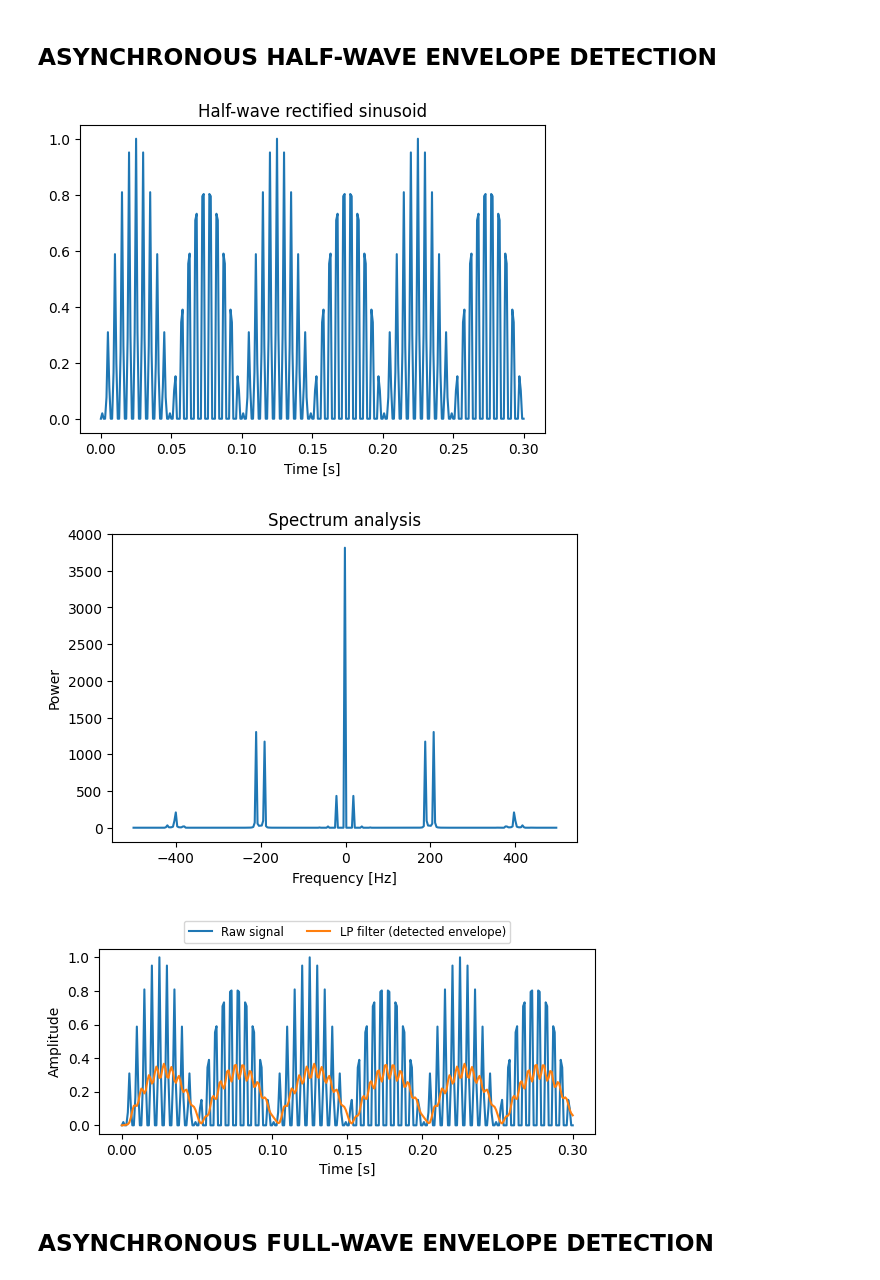
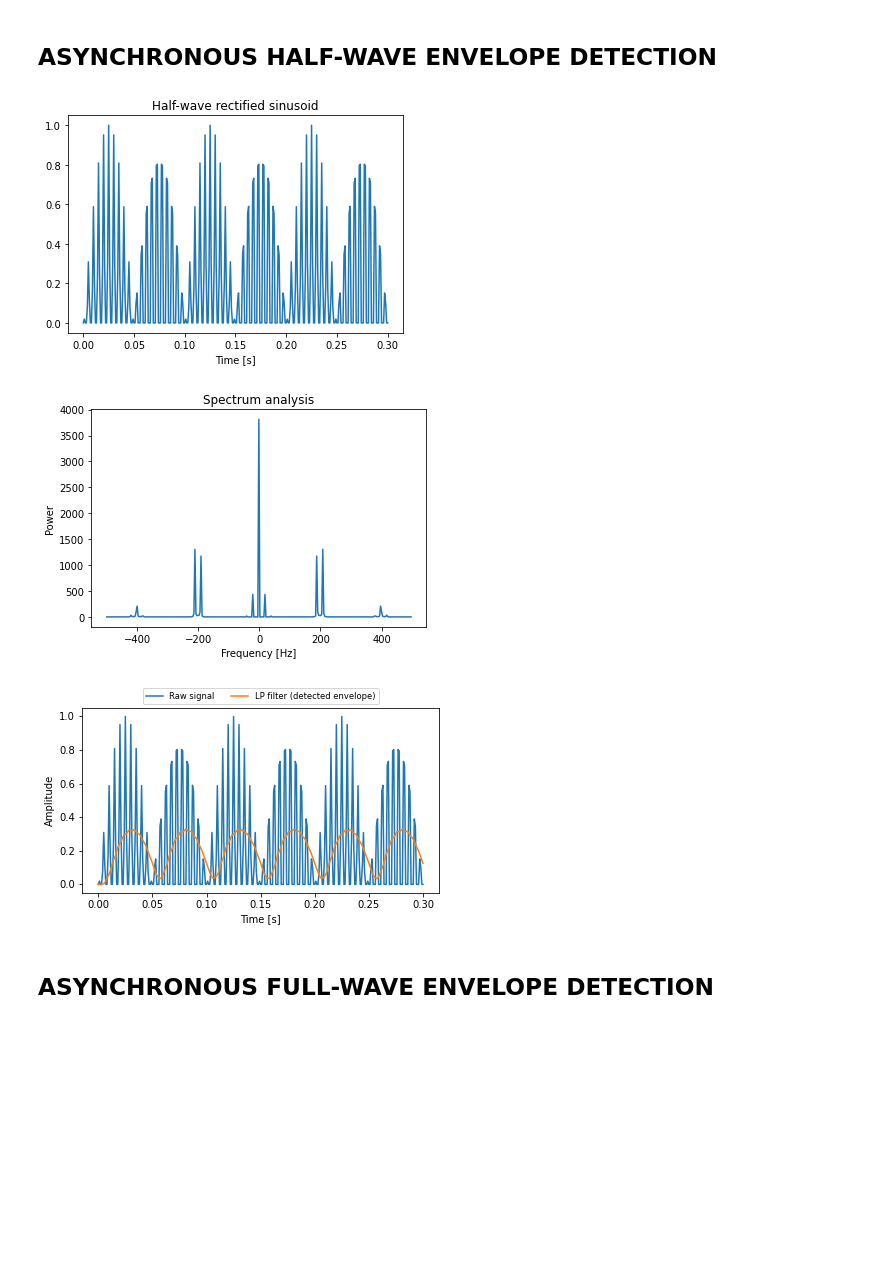
Before and after one commit to Lab4US/2023-us-workshop-fuw, a Jupyter notebook: notebooks/ex1-envelope-detection.ipynb, the cells around one changed output. Drawn from its saved outputs; the diff is of its cells as text; code cells hidden in the pictures; blank space fills up the shorter version.

```diff
--- a/notebooks/ex1-envelope-detection.ipynb
+++ b/notebooks/ex1-envelope-detection.ipynb
@@ -76,11 +76,11 @@ Text(0.5, 0, 'Time [s]')
 # %% [markdown]
 ## ASYNCHRONOUS HALF-WAVE ENVELOPE DETECTION
 # %%
-output = asynchronous_half_wave(AM, t, fs, cutoff_freq=100)
+output = asynchronous_half_wave(AM, t, fs, cutoff_freq=50)
 # %% [output]
-[figure, old version]
+[figure, new version]
-[figure, old version]
+[figure, new version]
-[figure, old version]
+[figure, new version]
 # %% [markdown]
 ## ASYNCHRONOUS FULL-WAVE ENVELOPE DETECTION
 # %%
```
Also changed, not shown: parts of 8 cells of this notebook, 3 other files.
